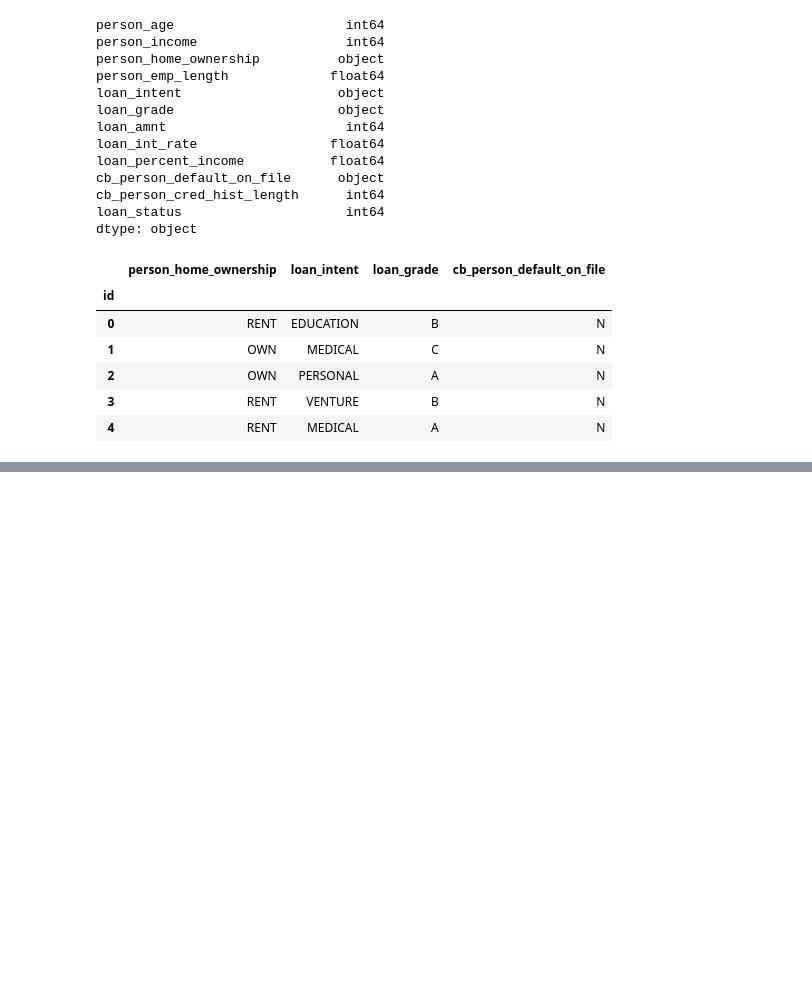
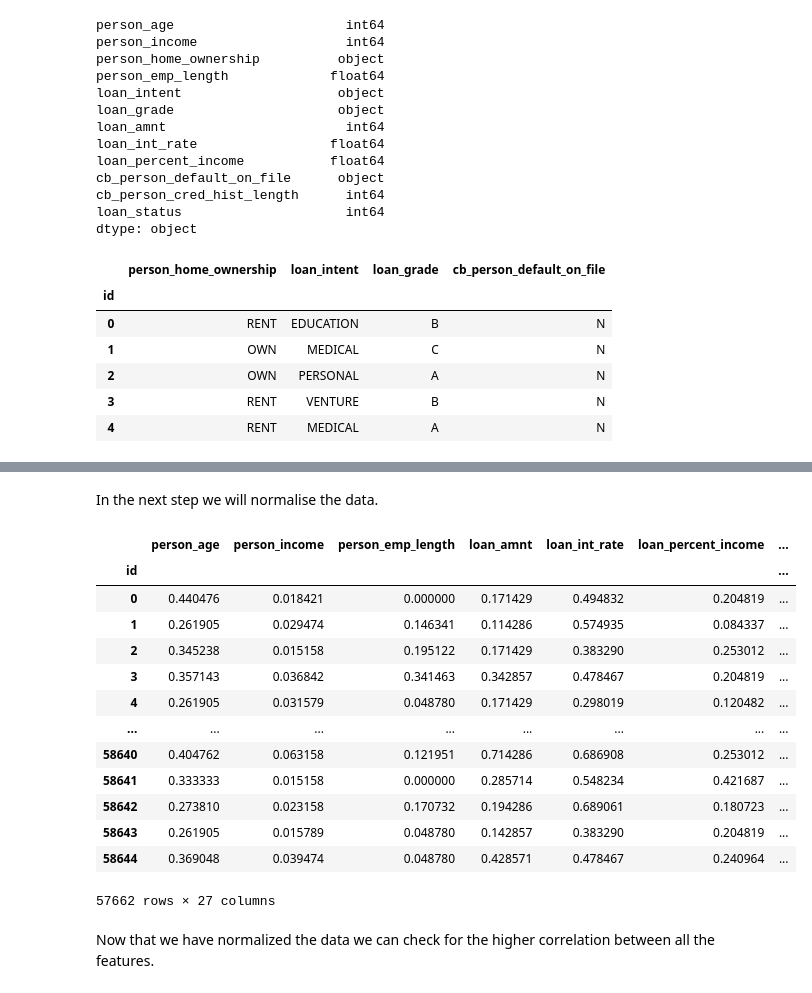
Before and after one commit to subiranet/ML_handouts, a Jupyter notebook: P2/Support Vector Machine.ipynb, the cells around one changed output, grey strips where cells are left out. Saved outputs shown, nothing was run; the diff lists cells and outputs as text; code cells hidden in the pictures; blank space fills up the shorter version.

```diff
--- a/P2/Support Vector Machine.ipynb
+++ b/P2/Support Vector Machine.ipynb
@@ -85,0 +175,29 @@ plt.show()
+# %% [markdown]
+In the next step we will normalise the data.
+# %%
+def normalize_df(df: pd.DataFrame):
+    for col in df.columns:
+        df[col] = df[col] / df[col].abs().max()
+
+    return df
+
+train_set_OH = normalize_df(train_set_OH)
+# %%
+train_set_OH
+# %% [output]
+|  | person_age | person_income | person_emp_length | loan_amnt | loan_int_rate | loan_percent_income | ... |
+| id |  |  |  |  |  |  | ... |
+| 0 | 0.440476 | 0.018421 | 0.000000 | 0.171429 | 0.494832 | 0.204819 | ... |
+| 1 | 0.261905 | 0.029474 | 0.146341 | 0.114286 | 0.574935 | 0.084337 | ... |
+| 2 | 0.345238 | 0.015158 | 0.195122 | 0.171429 | 0.383290 | 0.253012 | ... |
+| 3 | 0.357143 | 0.036842 | 0.341463 | 0.342857 | 0.478467 | 0.204819 | ... |
+| 4 | 0.261905 | 0.031579 | 0.048780 | 0.171429 | 0.298019 | 0.120482 | ... |
+| ... | ... | ... | ... | ... | ... | ... | ... |
+| 58640 | 0.404762 | 0.063158 | 0.121951 | 0.714286 | 0.686908 | 0.253012 | ... |
+| 58641 | 0.333333 | 0.015158 | 0.000000 | 0.285714 | 0.548234 | 0.421687 | ... |
+| 58642 | 0.273810 | 0.023158 | 0.170732 | 0.194286 | 0.689061 | 0.180723 | ... |
+| 58643 | 0.261905 | 0.015789 | 0.048780 | 0.142857 | 0.383290 | 0.204819 | ... |
+| 58644 | 0.369048 | 0.039474 | 0.048780 | 0.428571 | 0.478467 | 0.240964 | ... |
+57662 rows × 27 columns
+# %% [markdown]
+Now that we have normalized the data we can check for the higher correlation between all the features.
```
Also changed, not shown: parts of 12 cells of this notebook.
